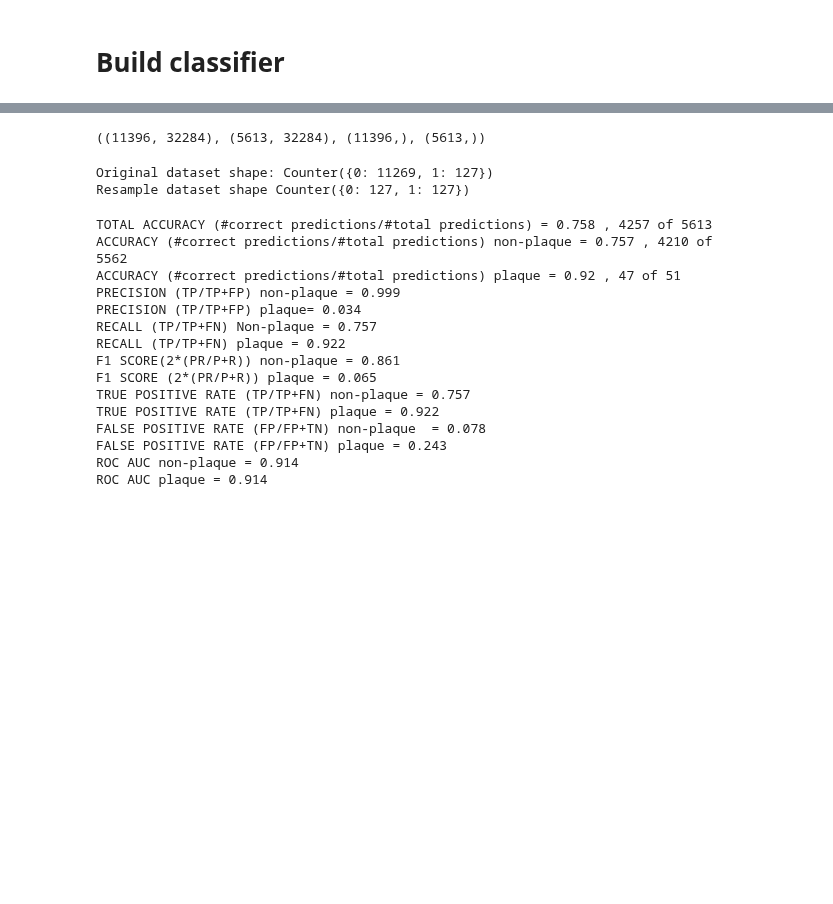
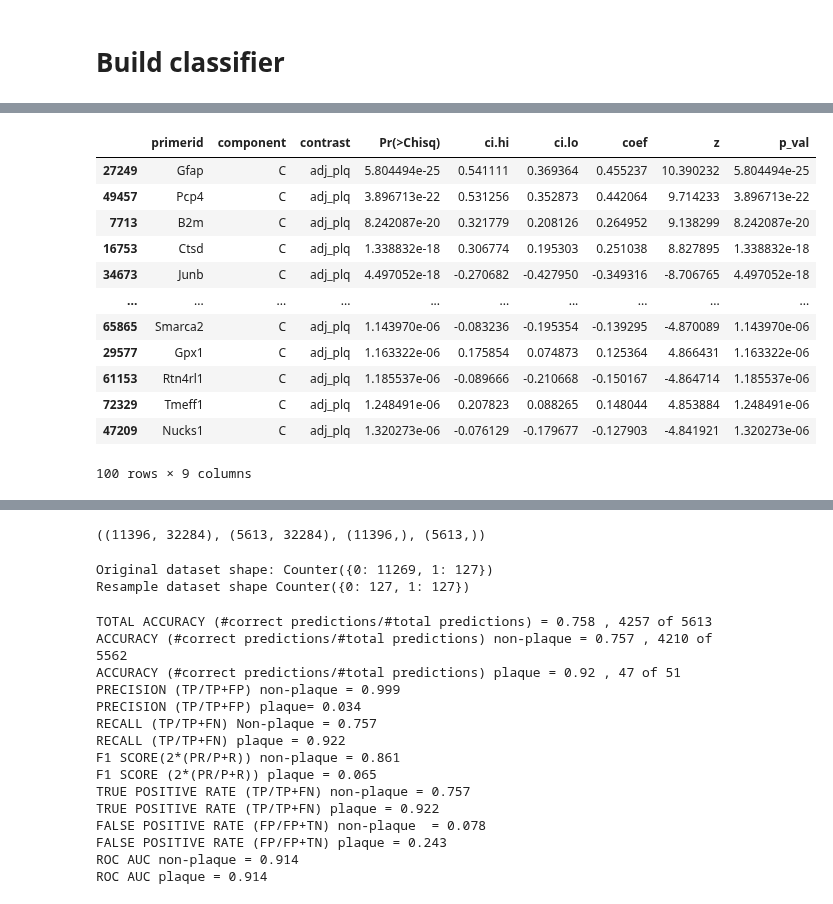
Before and after one commit to dmnburrows/spatial_transcriptomics, a Jupyter notebook: plaque_classify.ipynb, the cells around one changed output, grey strips where cells are left out. Saved outputs shown, nothing was run; the diff lists cells and outputs as text; code cells hidden in the pictures; blank space fills up the shorter version.

```diff
--- a/plaque_classify.ipynb
+++ b/plaque_classify.ipynb
@@ -358,0 +355,20 @@ var1 = np.cumsum(np.round(pca.explained_variance_ratio_, decimals=4)*100)
+# %%
+#Find top n DE genes
+n=100
+de_dict = {'C': pf.extract_p(de_genes, 'C'), 'D': pf.extract_p(de_genes,'D')}
+top_de = de_dict['C'].sort_values(by='p_val', ascending=True).head(n)
+top_de
+# %% [output]
+|  | primerid | component | contrast | Pr(>Chisq) | ci.hi | ci.lo | coef | z | p_val |
+| 27249 | Gfap | C | adj_plq | 5.804494e-25 | 0.541111 | 0.369364 | 0.455237 | 10.390232 | 5.804494e-25 |
+| 49457 | Pcp4 | C | adj_plq | 3.896713e-22 | 0.531256 | 0.352873 | 0.442064 | 9.714233 | 3.896713e-22 |
+| 7713 | B2m | C | adj_plq | 8.242087e-20 | 0.321779 | 0.208126 | 0.264952 | 9.138299 | 8.242087e-20 |
+| 16753 | Ctsd | C | adj_plq | 1.338832e-18 | 0.306774 | 0.195303 | 0.251038 | 8.827895 | 1.338832e-18 |
+| 34673 | Junb | C | adj_plq | 4.497052e-18 | -0.270682 | -0.427950 | -0.349316 | -8.706765 | 4.497052e-18 |
+| ... | ... | ... | ... | ... | ... | ... | ... | ... | ... |
+| 65865 | Smarca2 | C | adj_plq | 1.143970e-06 | -0.083236 | -0.195354 | -0.139295 | -4.870089 | 1.143970e-06 |
+| 29577 | Gpx1 | C | adj_plq | 1.163322e-06 | 0.175854 | 0.074873 | 0.125364 | 4.866431 | 1.163322e-06 |
+| 61153 | Rtn4rl1 | C | adj_plq | 1.185537e-06 | -0.089666 | -0.210668 | -0.150167 | -4.864714 | 1.185537e-06 |
+| 72329 | Tmeff1 | C | adj_plq | 1.248491e-06 | 0.207823 | 0.088265 | 0.148044 | 4.853884 | 1.248491e-06 |
+| 47209 | Nucks1 | C | adj_plq | 1.320273e-06 | -0.076129 | -0.179677 | -0.127903 | -4.841921 | 1.320273e-06 |
+100 rows × 9 columns
```
Also changed, not shown: parts of 9 cells of this notebook, 1 other file.
